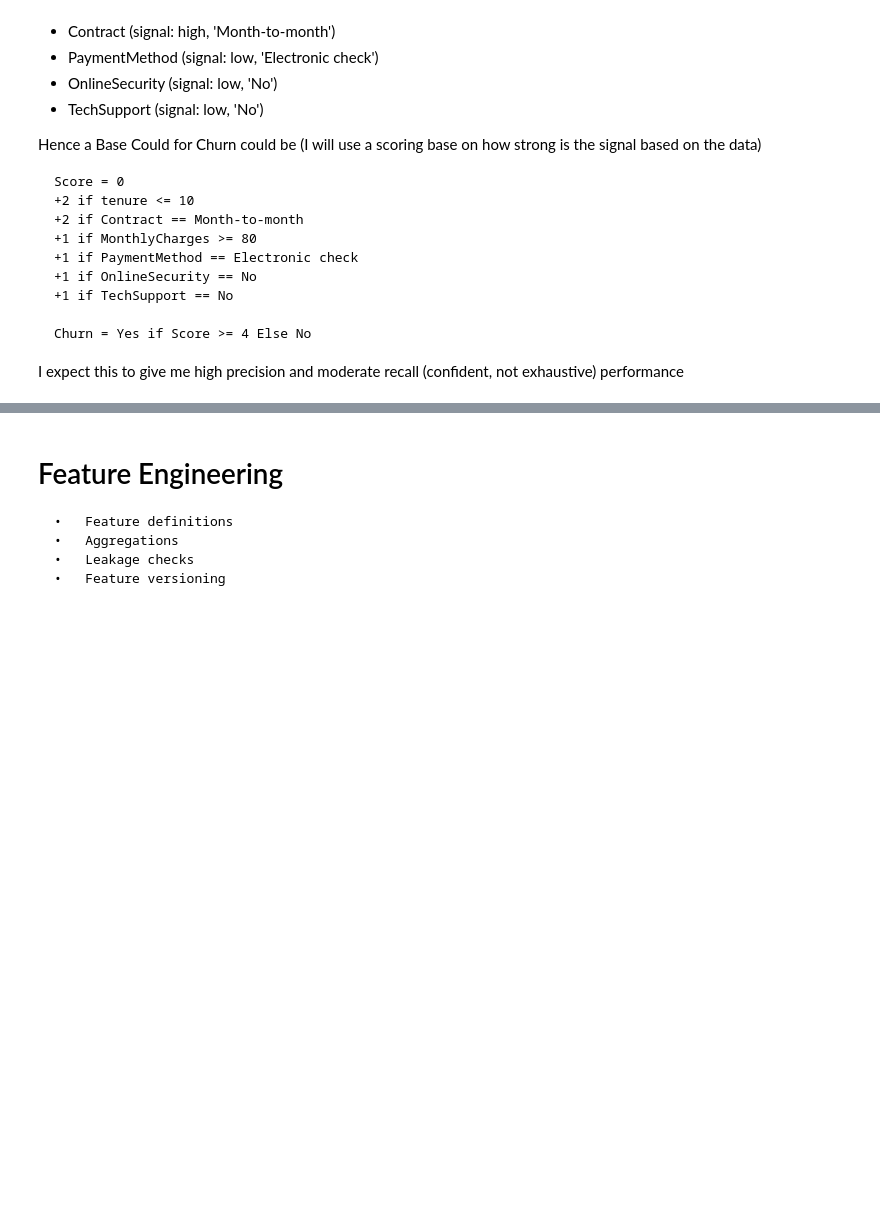
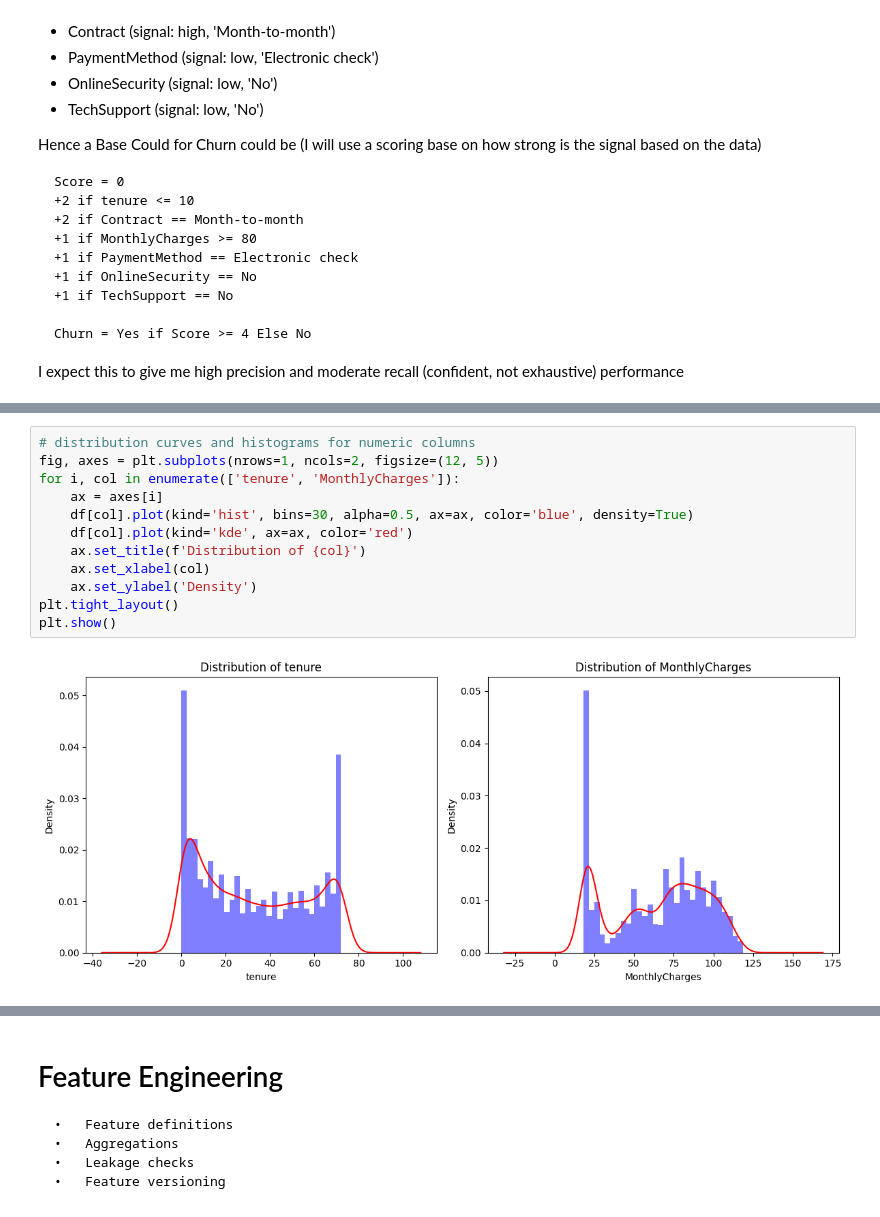
Before and after one commit to siddmkrj/telco_churn_detection, a Jupyter notebook: churn_detection.ipynb, the cells around one changed output, grey strips where cells are left out. Saved outputs shown, nothing was run; the diff lists cells and outputs as text; blank space fills up the shorter version.

```diff
--- a/churn_detection.ipynb
+++ b/churn_detection.ipynb
@@ -151,0 +189,14 @@ I expect this to give me high precision and moderate recall (confident, not exha
+# %%
+# distribution curves and histograms for numeric columns
+fig, axes = plt.subplots(nrows=1, ncols=2, figsize=(12, 5))
+for i, col in enumerate(['tenure', 'MonthlyCharges']):
+    ax = axes[i]
+    df[col].plot(kind='hist', bins=30, alpha=0.5, ax=ax, color='blue', density=True)
+    df[col].plot(kind='kde', ax=ax, color='red')
+    ax.set_title(f'Distribution of {col}')
+    ax.set_xlabel(col)
+    ax.set_ylabel('Density')
+plt.tight_layout()
+plt.show()
+# %% [output]
+[figure, added]
```
Also changed, not shown: parts of 12 cells of this notebook.
